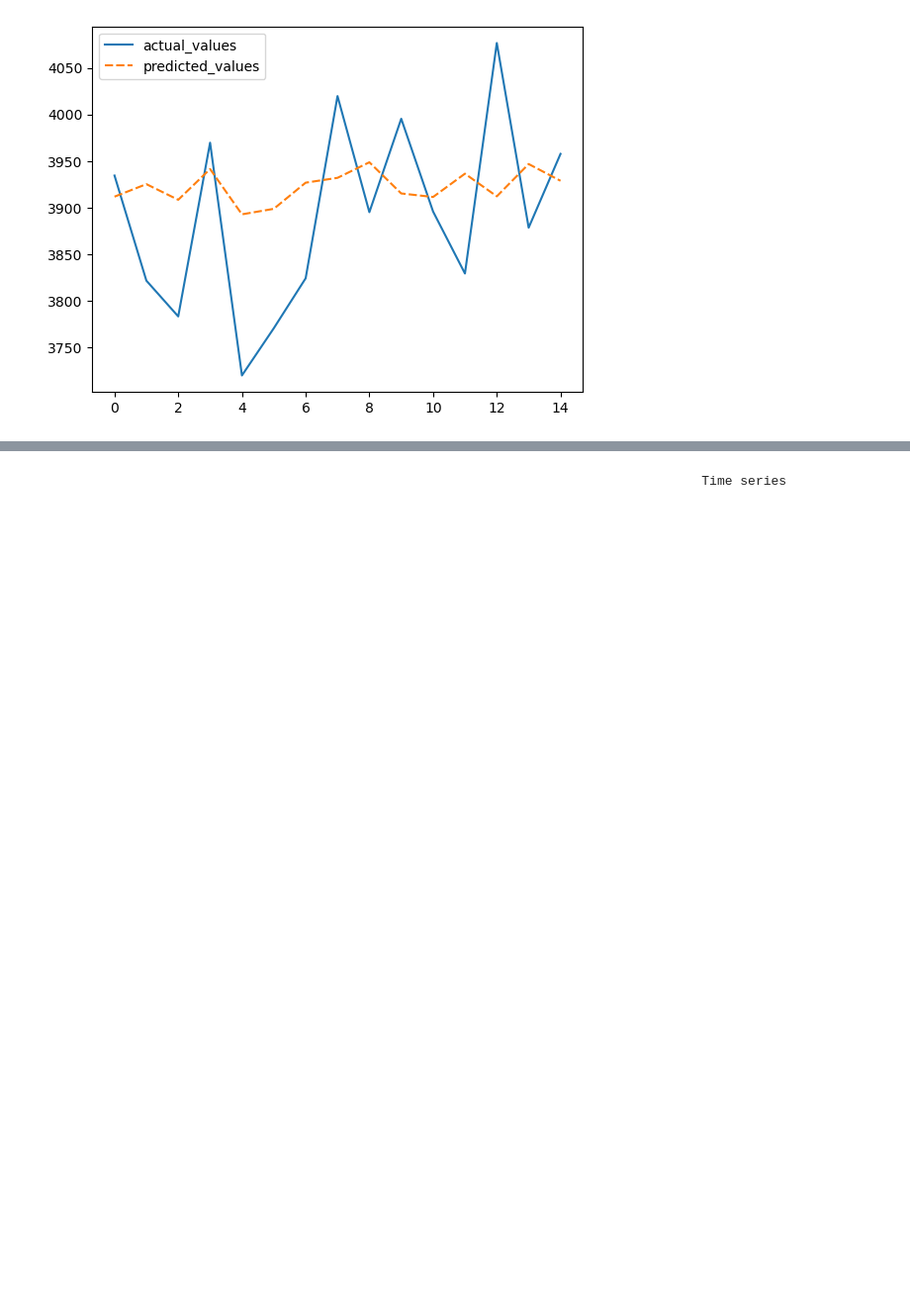
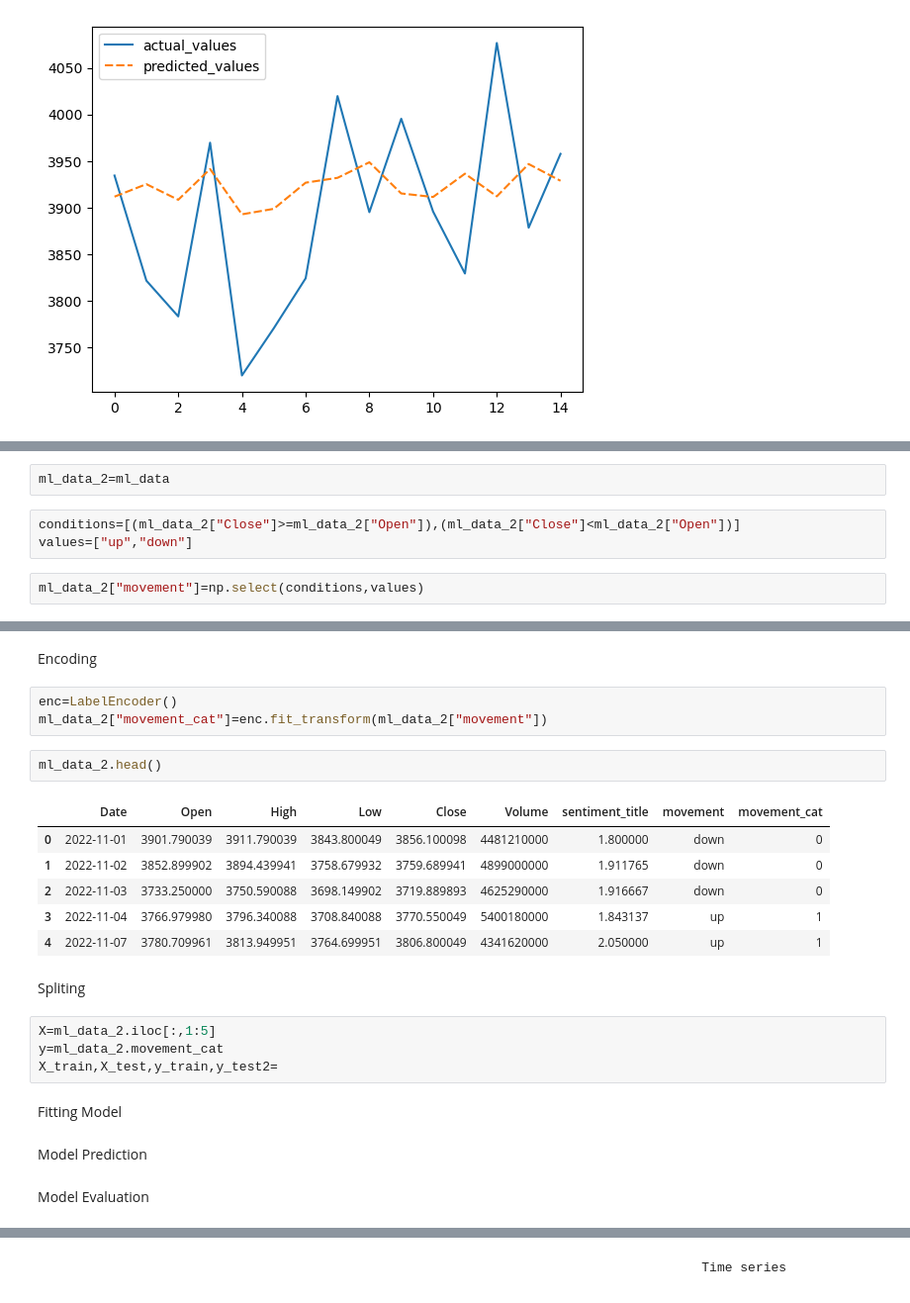
Before and after one commit to YanaOrf/Stock_market_sentiment_analysis, a Jupyter notebook: sent_analysis.ipynb, the cells around one changed output, grey strips where cells are left out. Shown at 99% size. Cells and saved outputs as stored; diff of their text form; blank space fills up the shorter version.

```diff
--- a/sent_analysis.ipynb
+++ b/sent_analysis.ipynb
@@ -425,0 +420,7 @@ memory usage: 3.7 KB
+# %%
+ml_data_2=ml_data
+# %%
+conditions=[(ml_data_2["Close"]>=ml_data_2["Open"]),(ml_data_2["Close"]<ml_data_2["Open"])]
+values=["up","down"]
+# %%
+ml_data_2["movement"]=np.select(conditions,values)
@@ -425,0 +436,26 @@ memory usage: 3.7 KB
+# %% [markdown]
+Encoding
+# %%
+enc=LabelEncoder()
+ml_data_2["movement_cat"]=enc.fit_transform(ml_data_2["movement"])
+# %%
+ml_data_2.head()
+# %% [output]
+|  | Date | Open | High | Low | Close | Volume | sentiment_title | movement | movement_cat |
+| 0 | 2022-11-01 | 3901.790039 | 3911.790039 | 3843.800049 | 3856.100098 | 4481210000 | 1.800000 | down | 0 |
+| 1 | 2022-11-02 | 3852.899902 | 3894.439941 | 3758.679932 | 3759.689941 | 4899000000 | 1.911765 | down | 0 |
+| 2 | 2022-11-03 | 3733.250000 | 3750.590088 | 3698.149902 | 3719.889893 | 4625290000 | 1.916667 | down | 0 |
+| 3 | 2022-11-04 | 3766.979980 | 3796.340088 | 3708.840088 | 3770.550049 | 5400180000 | 1.843137 | up | 1 |
+| 4 | 2022-11-07 | 3780.709961 | 3813.949951 | 3764.699951 | 3806.800049 | 4341620000 | 2.050000 | up | 1 |
+# %% [markdown]
+Spliting
+# %%
+X=ml_data_2.iloc[:,1:5]
+y=ml_data_2.movement_cat
+X_train,X_test,y_train,y_test2=
+# %% [markdown]
+Fitting Model
+# %% [markdown]
+Model Prediction
+# %% [markdown]
+Model Evaluation
```
Also changed, not shown: parts of 9 cells of this notebook.
